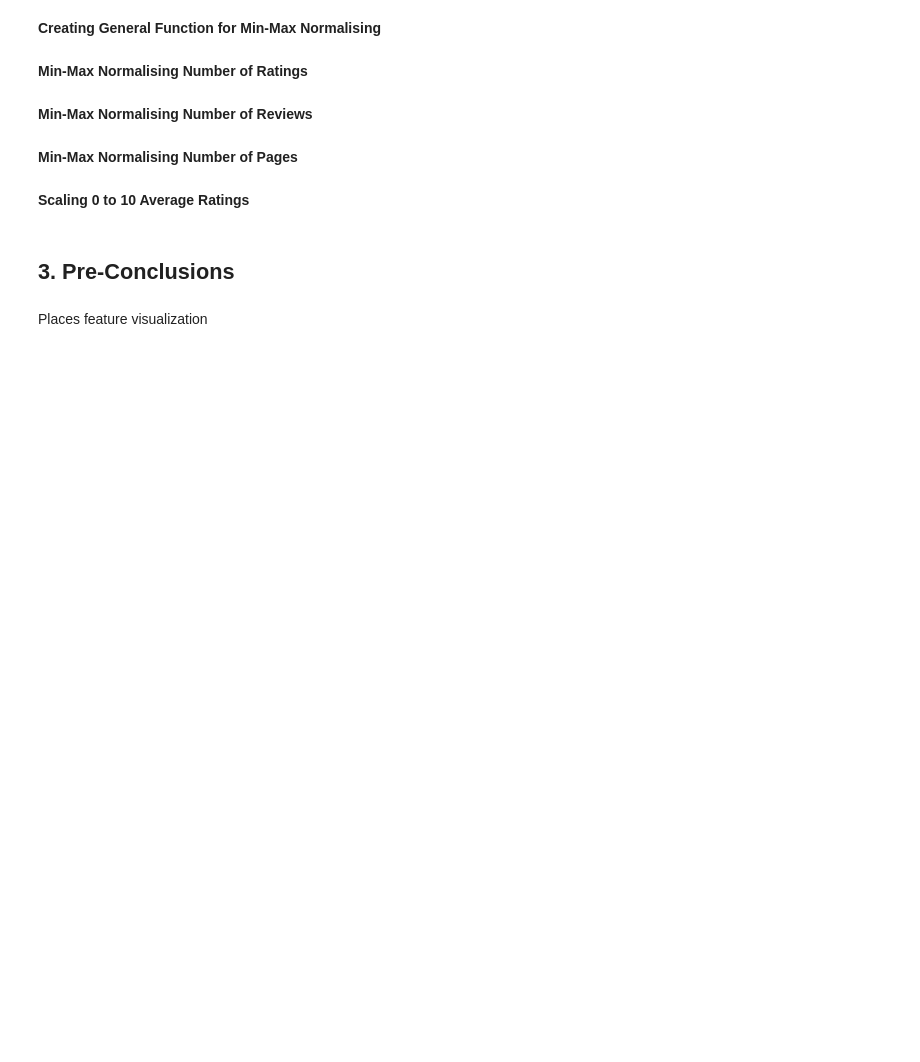
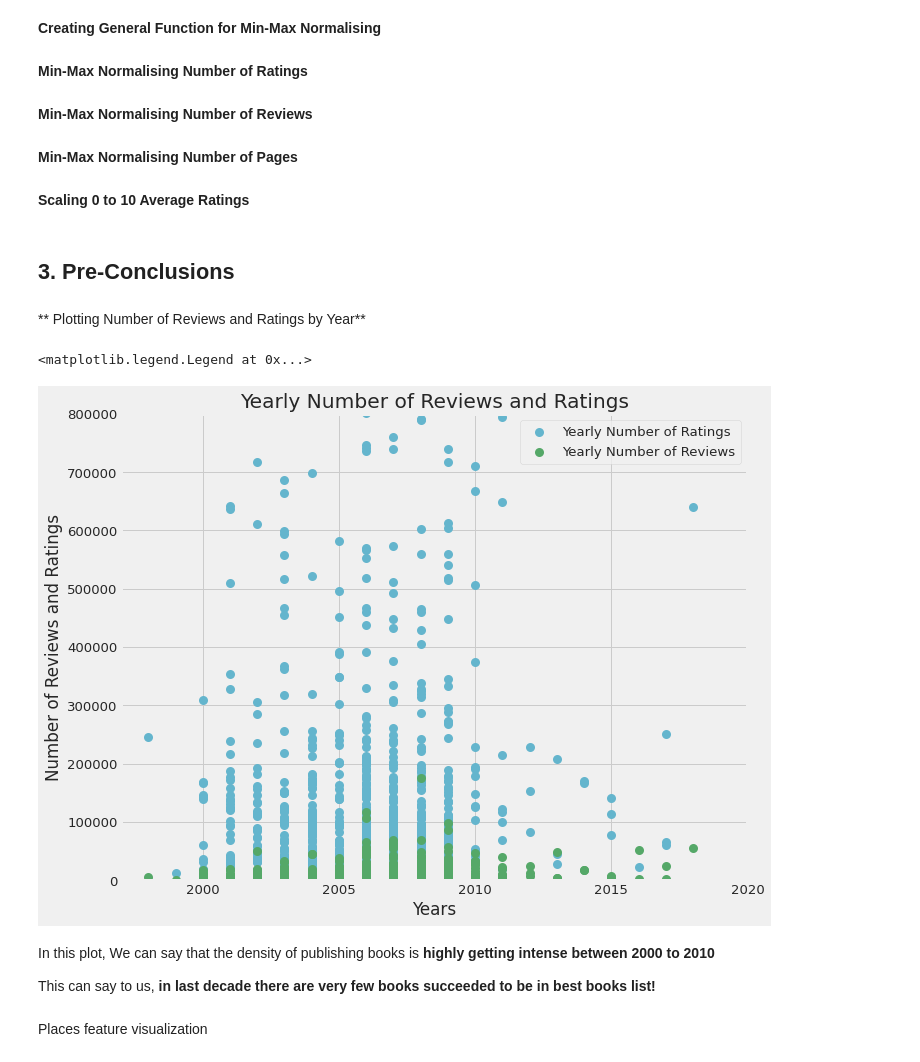
Before and after one commit to Strive-School-Project-Data-Analysis/Good_reads_Best_2000s, a Jupyter notebook: EDA_and_Visualization.ipynb, the cells around one changed output. Drawn from its saved outputs; the diff is of its cells as text; code cells hidden in the pictures; blank space fills up the shorter version.

```diff
--- a/EDA_and_Visualization.ipynb
+++ b/EDA_and_Visualization.ipynb
@@ -372,5 +372,29 @@ df_normalised["Number of Pages"]=min_max(df_normalised["Number of Pages"])
 df_normalised["Average Ratings"]=2*df_normalised["Average Ratings"]
 # %% [markdown]
 ## 3. Pre-Conclusions
+# %% [markdown]
+** Plotting Number of Reviews and Ratings by Year**
+# %%
+y=df[['Number of Ratings','Number of Reviews']].copy()
+numbers = [['Number of Ratings','c','Yearly Number of Ratings'],
+    ['Number of Reviews','g','Yearly Number of Reviews']]
+
+fig, ax = plt.subplots(figsize=(10,8))
+for number in numbers:
+    plt.scatter(df["Published Year"],y[number[0]],color=number[1],label=number[2],marker='o',linewidth=3)
+    plt.ylim(0,800000)
+    plt.xlim(1997,2020)
+
+plt.xlabel('Years')
+plt.ylabel('Number of Reviews and Ratings')
+plt.title('Yearly Number of Reviews and Ratings')
+plt.legend()
+# %% [output]
+<matplotlib.legend.Legend at 0x...>
+[figure, added]
+# %% [markdown]
+In this plot, We can say that the density of publishing books is **highly getting intense between 2000 to 2010**
+
+This can say to us, **in last decade there are very few books succeeded to be in best books list!**
 # %% [markdown]
 Places feature visualization
```
Also changed, not shown: parts of 4 cells of this notebook, 2 other files.
